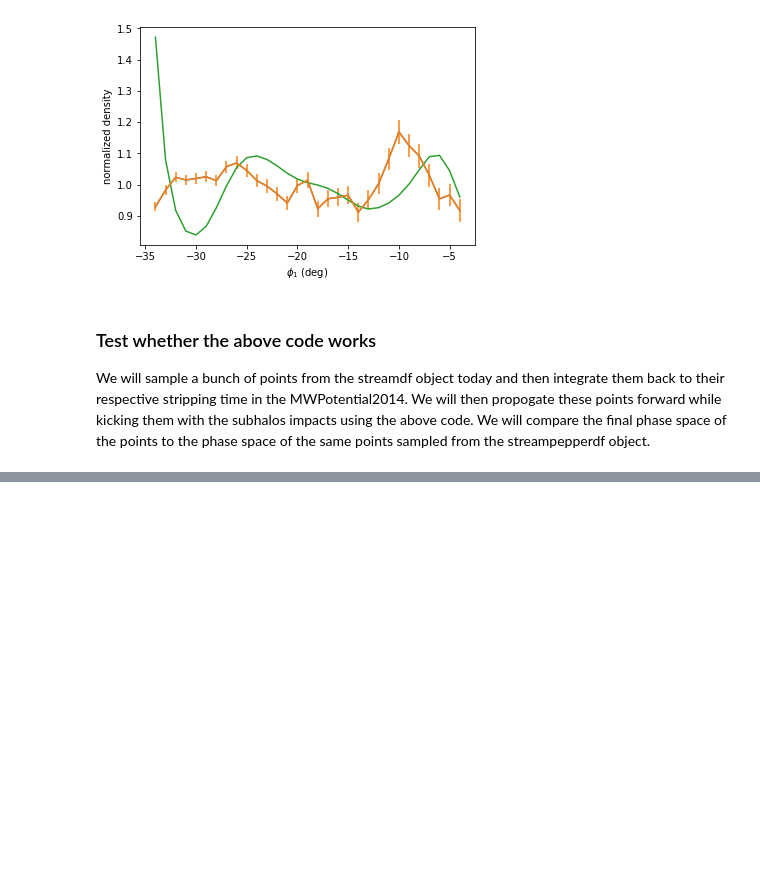
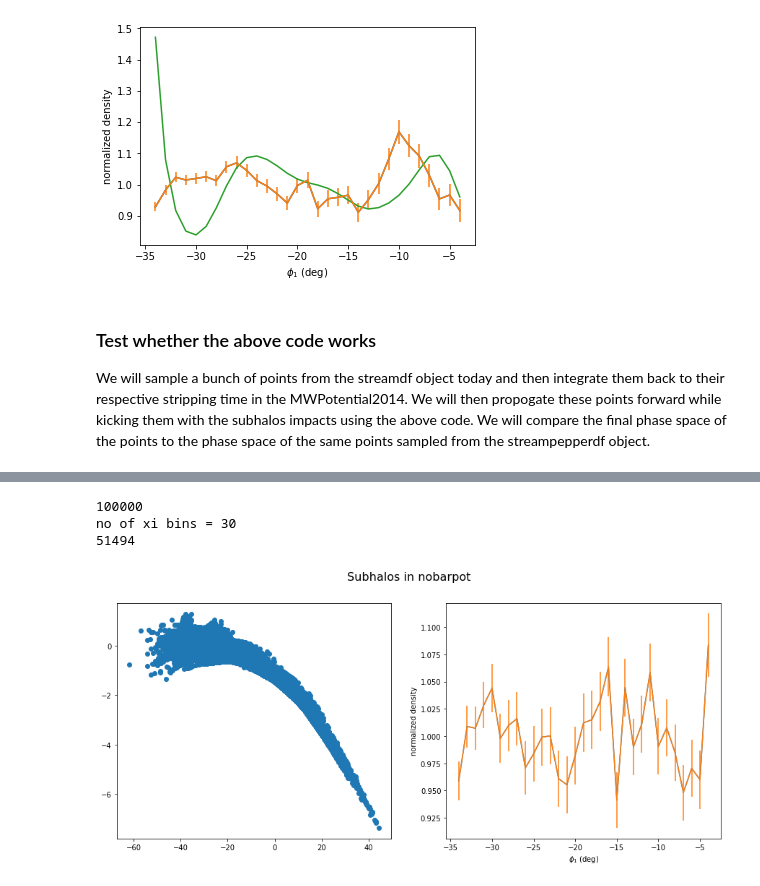
Before and after one commit to nbanik/Analyze_GD-1, a Jupyter notebook: spraydf_combine_bar+spiral and subhalos.ipynb, the cells around one changed output, grey strips where cells are left out. Cells and saved outputs as stored; diff of their text form; code cells hidden in the pictures; blank space fills up the shorter version.

```diff
--- a/spraydf_combine_bar+spiral and subhalos.ipynb
+++ b/spraydf_combine_bar+spiral and subhalos.ipynb
@@ -527,9 +450,0 @@ print (RvRs - np.array(final_coords) )
-# %%
-for ii in range(len(tstrip)):
-    ts=tstrip[ii]
-    for jj in range(len(timp_past)):
-        if ts > timp_past[jj]:
-            print ("integrate orbit",ts,timp_past[jj])
-
-        else:
-            print ("set_impacts",ts,timp_past[jj])
@@ -535,0 +478,38 @@ for ii in range(len(tstrip)):
+# %%
+#R   phi   z   vR    vT    vz
+R_nobarpot=[]
+phi_nobarpot=[]
+z_nobarpot=[]
+
+for ii in range(1000):
+    R,phi,z,_,_,_=np.loadtxt("sample_spraydf_subhalos/nobarpot/sample_spraydf_subhalos_N100_nobarpot_GD1stream_trailing_batch{}.dat".format(ii),unpack=True)
+    for jj in range(len(R)):
+        R_nobarpot.append(R[jj])
+        phi_nobarpot.append(phi[jj])
+        z_nobarpot.append(z[jj])
+
+
+p1_nobarpot,p2_nobarpot=galcencyl_to_phi12(R_nobarpot,phi_nobarpot,z_nobarpot)
+
+midphi1_nobarpot,Ndn_nobarpot,Ndn_nobarpoterr,nden_nobarpot,nden_nobarpoterr,pp_nobarpot = compute_ndenphi1(p1_nobarpot,
+                                                                                                              maxphi1=-4.,
+                                                                                                             minphi1=-34.,bw=1)
+
+plt.figure(figsize=(15,6))
+plt.suptitle("Subhalos in nobarpot",fontsize=16)
+plt.subplot(1,2,1)
+plt.scatter(p1_nobarpot,p2_nobarpot)
+
+plt.subplot(1,2,2)
+plt.plot(midphi1_nobarpot,nden_nobarpot)
+plt.errorbar(midphi1_nobarpot,nden_nobarpot,nden_nobarpoterr)
+#plt.plot(outphi1,dens_cont,label="")
+plt.ylabel('normalized density')
+plt.xlabel(r'$\phi_{1}$ (deg)')
+
+plt.show()
+# %% [output]
+100000
+no of xi bins = 30
+51494
+[figure, added]
```
Also changed, not shown: parts of 9 cells of this notebook.
